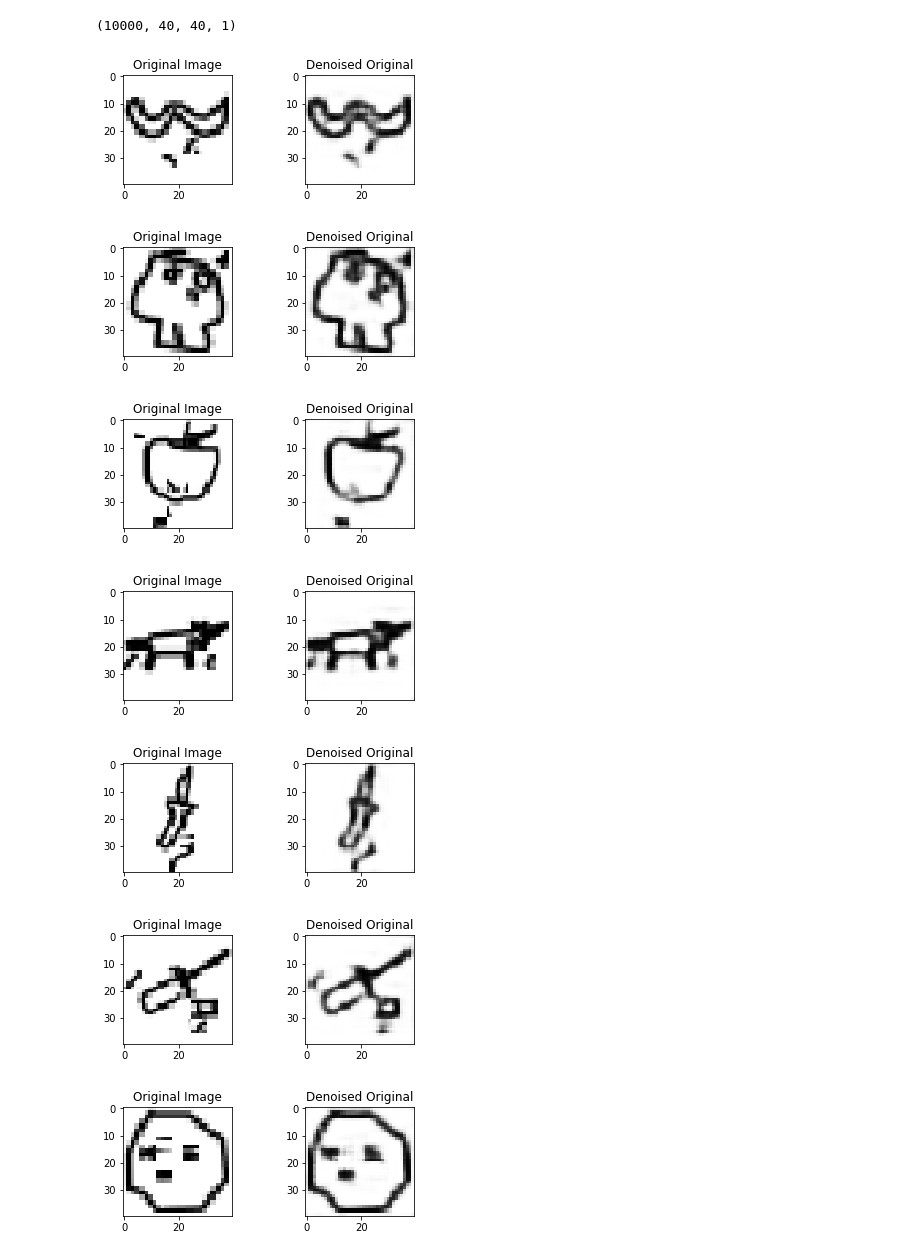
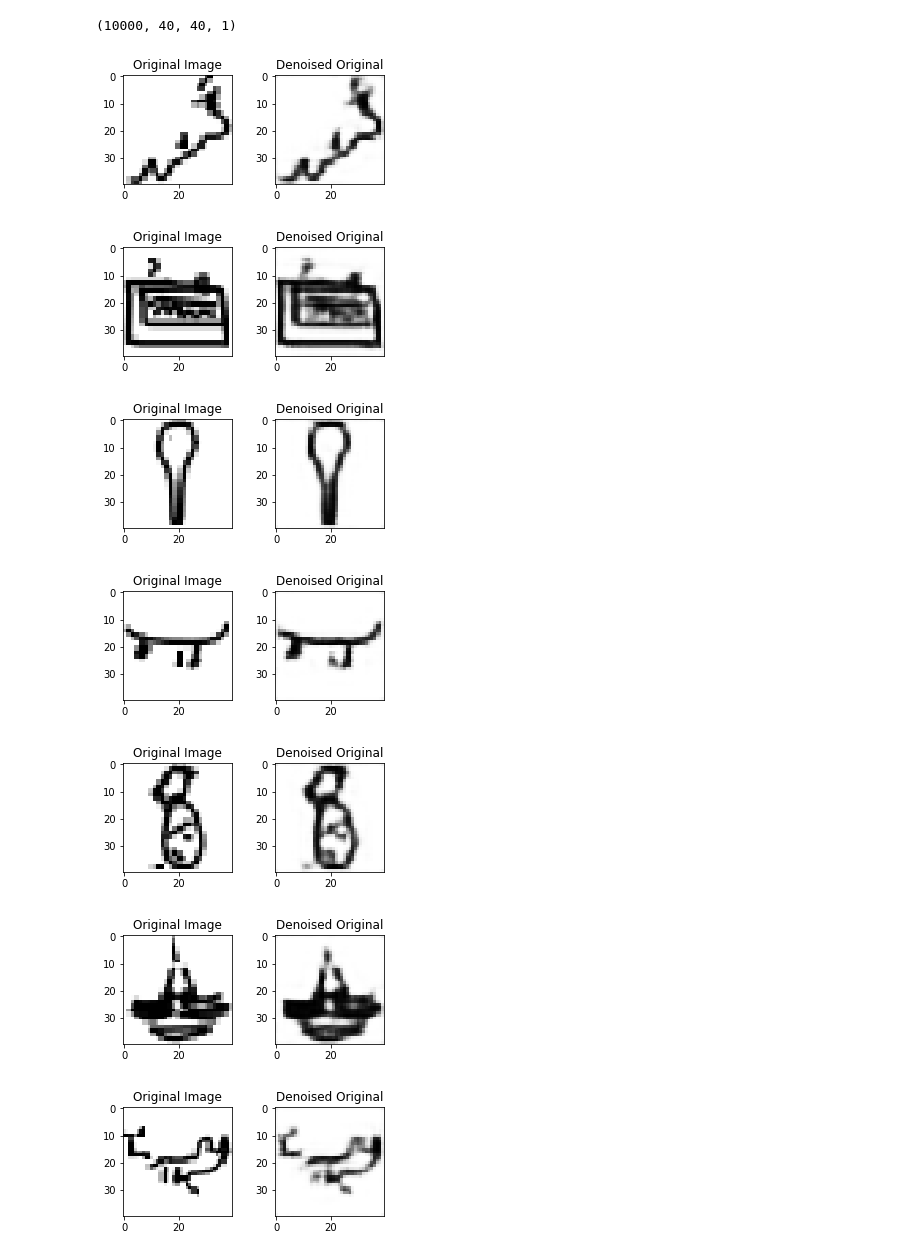
Before and after one commit to pierreTklein/robust2notation, a Jupyter notebook: conv_autoencoder.ipynb, the cells around one changed output. Drawn from its saved outputs; the diff is of its cells as text; code cells hidden in the pictures.

Commit message:
Showed more images

```diff
--- a/conv_autoencoder.ipynb
+++ b/conv_autoencoder.ipynb
@@ -398,30 +408,30 @@ np.shape(cleaner_X)
 # %% [output]
 (10000, 40, 40, 1)
 # %%
-NUM_SAMPLE = 9
+NUM_SAMPLE = 20
 
 # Deterministically generate a few samples
-rng = np.random.RandomState(seed=42)
+rng = np.random.RandomState(seed=52)
 randImg_indeces = rng.randint(0, len(ImageMats), size=NUM_SAMPLE)
 
 
 for rand_i in randImg_indeces:
-    plt.figure(figsize=(6, 2))
+    plt.figure(figsize=(5, 2))
 
     plt.subplot(1,2,1)
     plt.imshow(clean_X[rand_i,:,:,0], cmap='gray_r')
     plt.title("Original Image")
 
     plt.subplot(1,2,2)
     plt.imshow(cleaner_X[rand_i,:,:,0], cmap='gray_r')
     plt.title("Denoised Original")
 
     plt.show()
 # %% [output]
-[figure, old version]
+[figure, new version]
-[figure, old version]
+[figure, new version]
-[figure, old version]
+[figure, new version]
-[figure, old version]
+[figure, new version]
-[figure, old version]
+[figure, new version]
-[figure, old version]
+[figure, new version]
-[figure, old version]
+[figure, new version]
```
Also changed, not shown: parts of 2 cells of this notebook.
